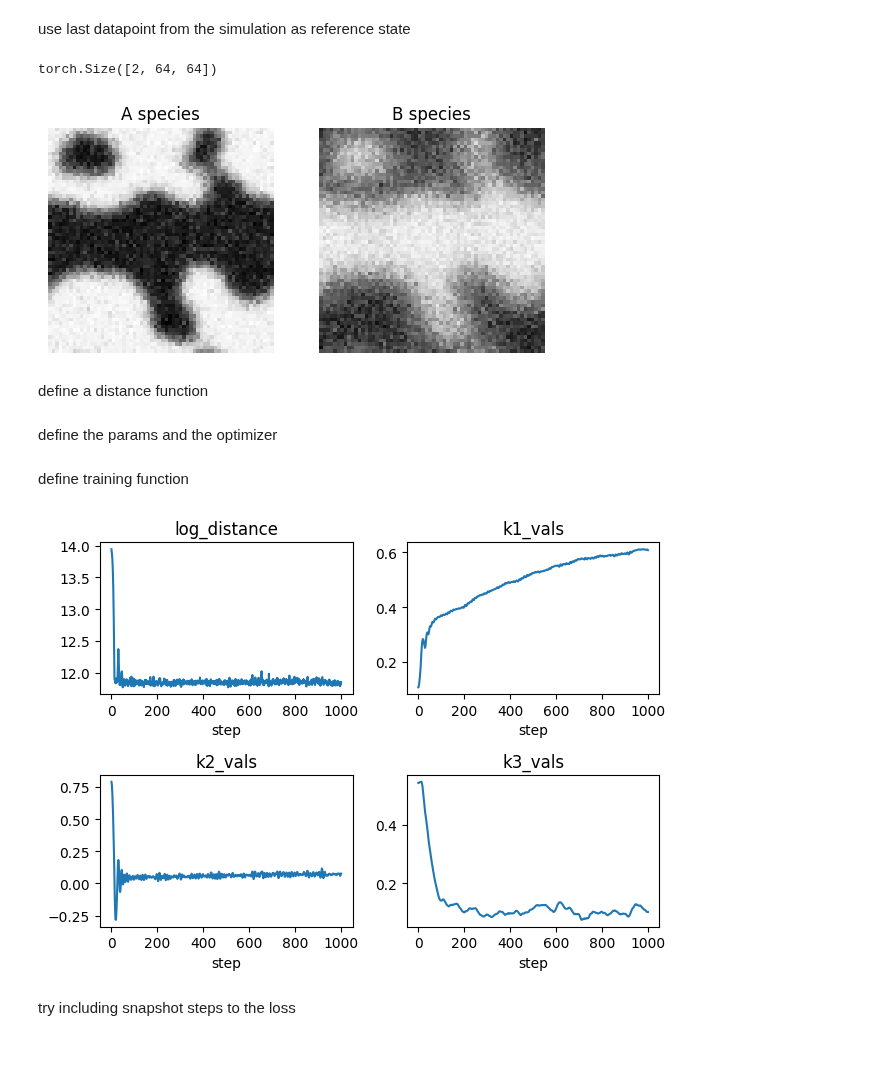
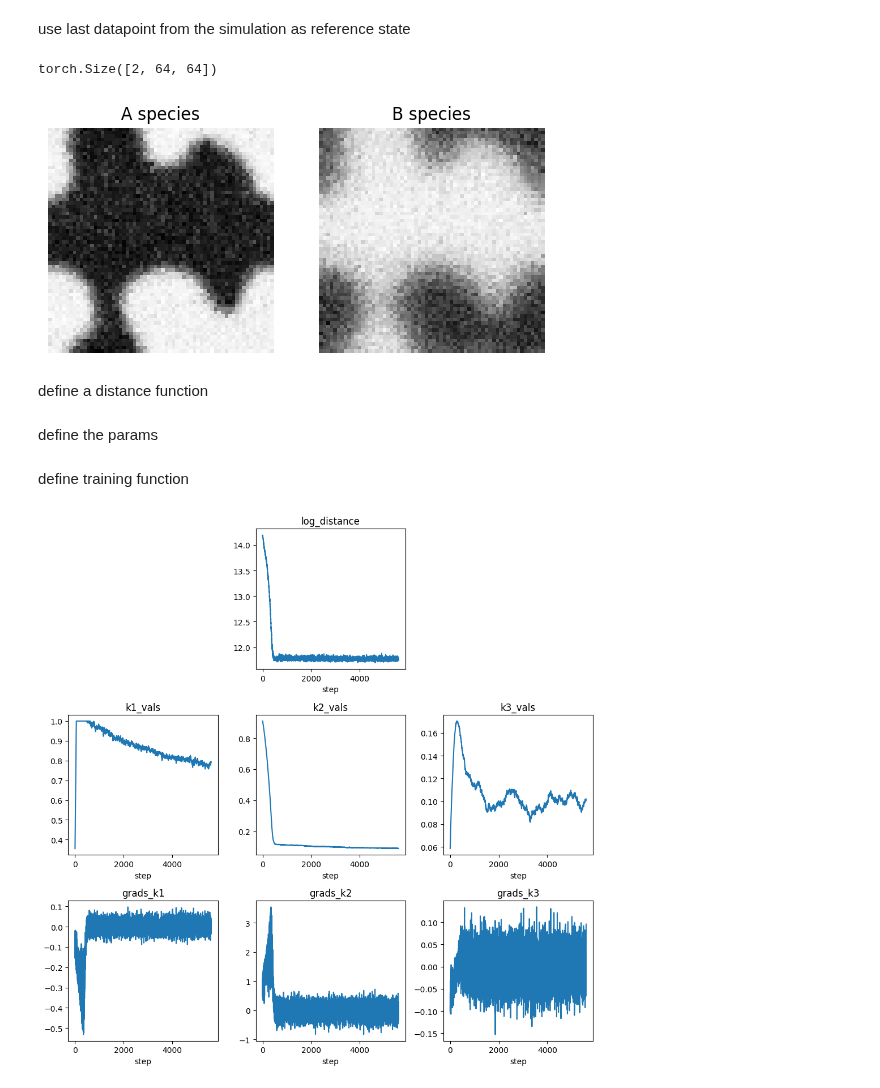
Before and after one commit to JanSchering/Thesis, a Jupyter notebook: fhn_model/Experiments/Experiment_5/Experiment.ipynb, the cells around one changed output. Saved outputs shown, nothing was run; the diff lists cells and outputs as text; code cells hidden in the pictures; blank space fills up the shorter version.

```diff
--- a/fhn_model/Experiments/Experiment_5/Experiment.ipynb
+++ b/fhn_model/Experiments/Experiment_5/Experiment.ipynb
@@ -70,8 +70,8 @@ generate_sequence(
 # %% [markdown]
 use last datapoint from the simulation as reference state
 # %%
-data_dir = path.join(getcwd(), "data", "1674650948.418262")
-ref_state = t.load(path.join(data_dir, "batch_300", "0.pt"), map_location=device)
+data_dir = path.join(getcwd(), "data", "1674905783.5314908")
+ref_state = t.load(path.join(data_dir, "batch_500", "0.pt"), map_location=device)
 # %%
 print(ref_state.shape)
 fig, axs = plt.subplots(1,2)
@@ -84,14 +84,14 @@ axs[1].axis("off")
 plt.show()
 # %% [output]
 torch.Size([2, 64, 64])
-[figure, old version]
+[figure, new version]
 # %% [markdown]
 define a distance function
 # %%
 def loss_fn(X, Y):
     return t.log(t.sum((X[:, 0] - Y[:,0])**2 + (X[:, 1] - Y[:,1])**2, dim=(0,1,2)))
 # %% [markdown]
-define the params and the optimizer
+define the params
 # %%
 from torch.distributions import uniform
 param_sampler = uniform.Uniform(0,1)
@@ -119,4 +114,7 @@ k1_vals = [k1.detach().cpu().numpy()]
 k2_vals = [k2.detach().cpu().numpy()]
 k3_vals = [k3.detach().cpu().numpy()]
 losses = []
+grads_k1 = []
+grads_k2 = []
+grads_k3 = []
 # %%
@@ -150,22 +155,34 @@ for i in tqdm(range(200)):
 # %%
-fig, axs = plt.subplots(2,2)
+fig, axs = plt.subplots(3,3, figsize=(10,10))
 
-axs[0,0].plot(np.arange(1000), losses)
-axs[0,0].set_title("log_distance")
-axs[0,0].set_xlabel("step")
-axs[0,1].plot(np.arange(1001), k1_vals)
-axs[0,1].set_title("k1_vals")
+axs[0,1].plot(np.arange(5600), losses)
+axs[0,1].set_title("log_distance")
 axs[0,1].set_xlabel("step")
-axs[1,0].plot(np.arange(1001), k2_vals)
-axs[1,0].set_title("k2_vals")
+axs[0,0].axis("off")
+axs[0,2].axis("off")
+
+axs[1,0].plot(np.arange(5601), k1_vals)
+axs[1,0].set_title("k1_vals")
 axs[1,0].set_xlabel("step")
-axs[1,1].plot(np.arange(1001), k3_vals)
-axs[1,1].set_title("k3_vals")
+axs[2,0].plot(np.arange(5600), grads_k1)
+axs[2,0].set_title("grads_k1")
+axs[2,0].set_xlabel("step")
+
+axs[1,1].plot(np.arange(5601), k2_vals)
+axs[1,1].set_title("k2_vals")
 axs[1,1].set_xlabel("step")
+axs[2,1].plot(np.arange(5600), grads_k2)
+axs[2,1].set_title("grads_k2")
+axs[2,1].set_xlabel("step")
+
+axs[1,2].plot(np.arange(5601), k3_vals)
+axs[1,2].set_title("k3_vals")
+axs[1,2].set_xlabel("step")
+axs[2,2].plot(np.arange(5600), grads_k3)
+axs[2,2].set_title("grads_k3")
+axs[2,2].set_xlabel("step")
 
 fig.tight_layout()
 plt.show()
 # %% [output]
-[figure, old version]
+[figure, new version]
-# %% [markdown]
-try including snapshot steps to the loss
```
Also changed, not shown: parts of 20 cells of this notebook, 4 other files.
